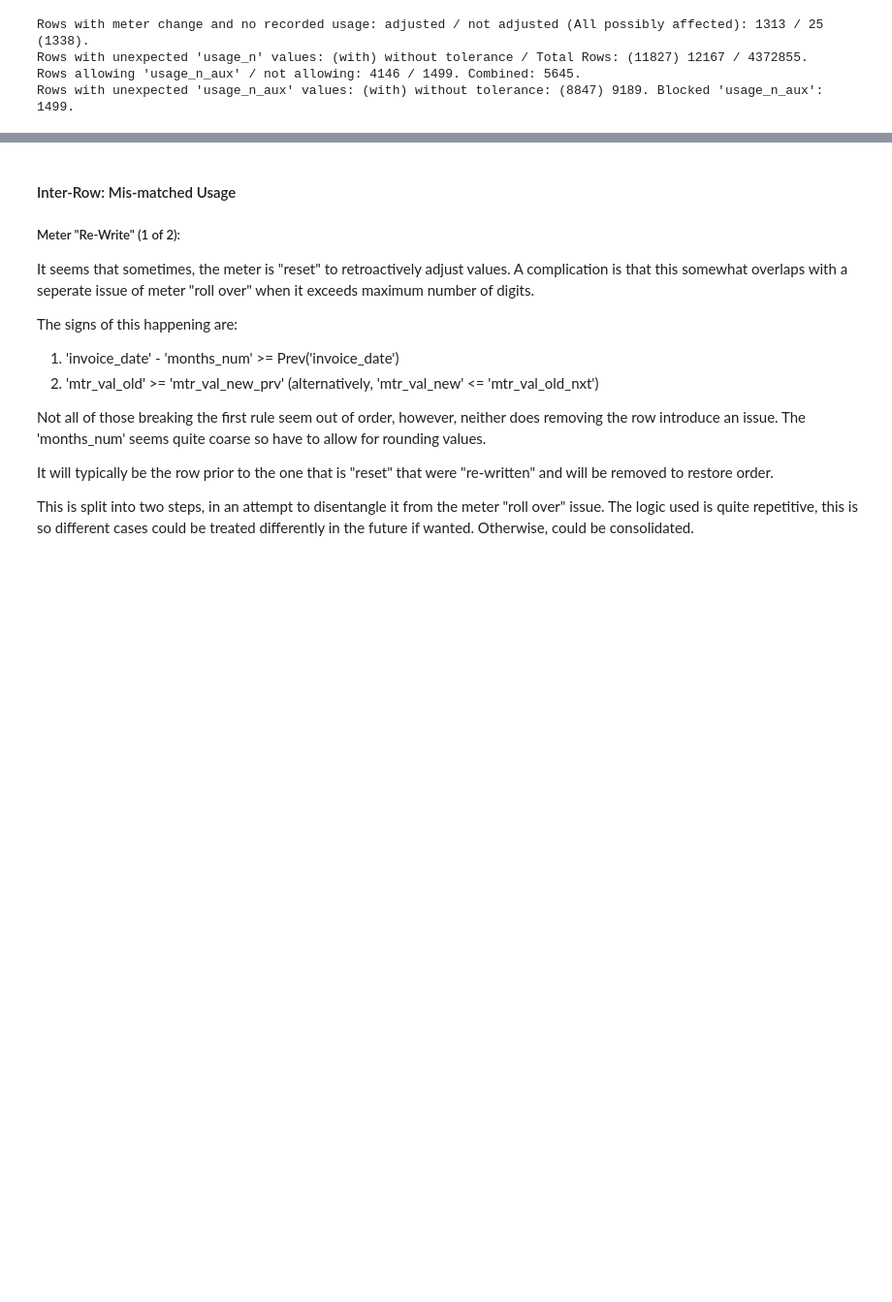
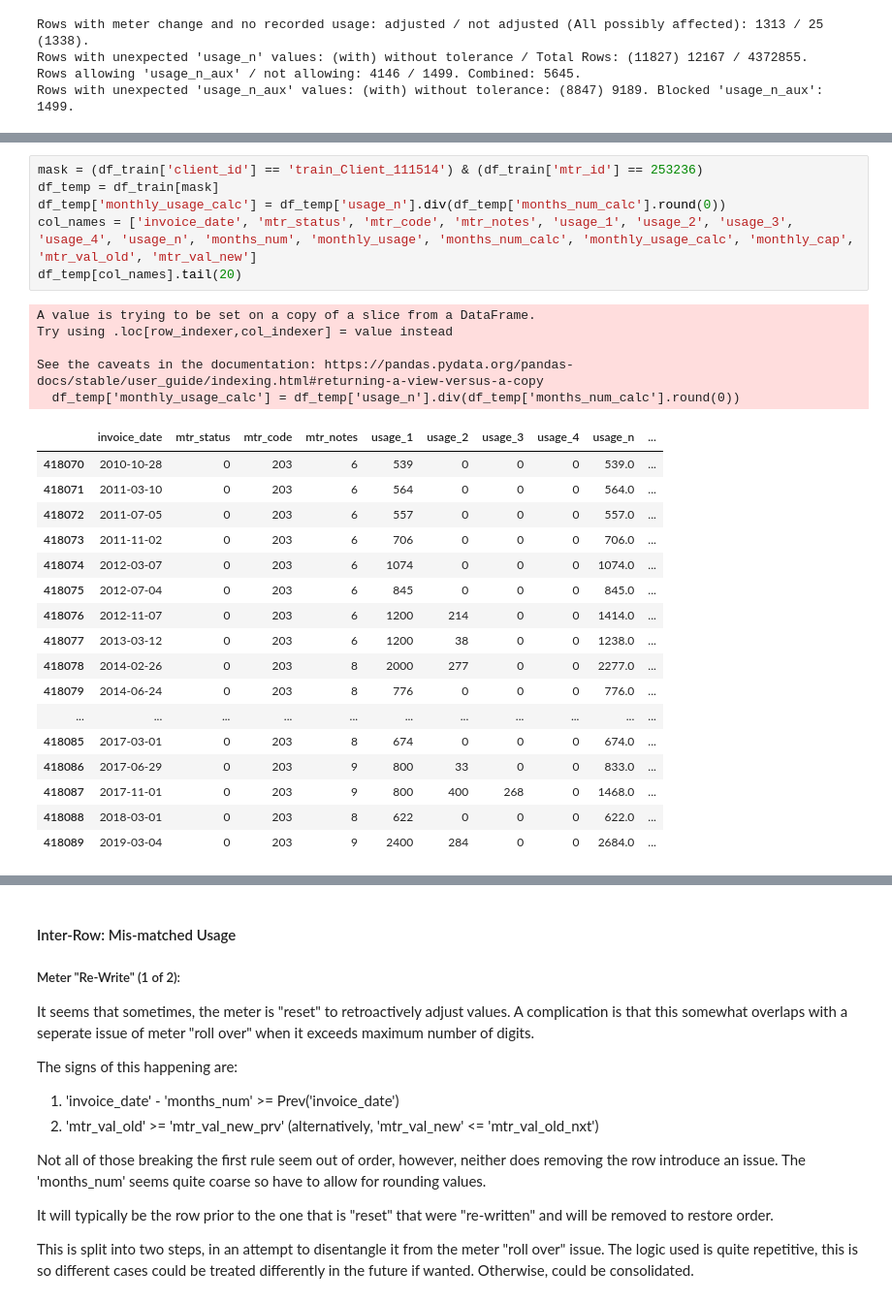
Before and after one commit to insatiablycivil/Fraud_Detection_Energy_Consumption, a Jupyter notebook: Data_Preparation.ipynb, the cells around one changed output, grey strips where cells are left out. Shown at 97% size. Drawn from its saved outputs; the diff is of its cells as text; blank space fills up the shorter version.

```diff
--- a/Data_Preparation.ipynb
+++ b/Data_Preparation.ipynb
@@ -811,0 +1128,29 @@ Rows with unexpected 'usage_n_aux' values: (with) without tolerance: (8847) 9189
+# %%
+mask = (df_train['client_id'] == 'train_Client_111514') & (df_train['mtr_id'] == 253236)
+df_temp = df_train[mask]
+df_temp['monthly_usage_calc'] = df_temp['usage_n'].div(df_temp['months_num_calc'].round(0))
+col_names = ['invoice_date', 'mtr_status', 'mtr_code', 'mtr_notes', 'usage_1', 'usage_2', 'usage_3', 'usage_4', 'usage_n', 'months_num', 'monthly_usage', 'months_num_calc', 'monthly_usage_calc', 'monthly_cap', 'mtr_val_old', 'mtr_val_new']
+df_temp[col_names].tail(20)
+# %% [output]
+A value is trying to be set on a copy of a slice from a DataFrame.
+Try using .loc[row_indexer,col_indexer] = value instead
+
+See the caveats in the documentation: https://pandas.pydata.org/pandas-docs/stable/user_guide/indexing.html#returning-a-view-versus-a-copy
+  df_temp['monthly_usage_calc'] = df_temp['usage_n'].div(df_temp['months_num_calc'].round(0))
+|  | invoice_date | mtr_status | mtr_code | mtr_notes | usage_1 | usage_2 | usage_3 | usage_4 | usage_n | ... |
+| 418070 | 2010-10-28 | 0 | 203 | 6 | 539 | 0 | 0 | 0 | 539.0 | ... |
+| 418071 | 2011-03-10 | 0 | 203 | 6 | 564 | 0 | 0 | 0 | 564.0 | ... |
+| 418072 | 2011-07-05 | 0 | 203 | 6 | 557 | 0 | 0 | 0 | 557.0 | ... |
+| 418073 | 2011-11-02 | 0 | 203 | 6 | 706 | 0 | 0 | 0 | 706.0 | ... |
+| 418074 | 2012-03-07 | 0 | 203 | 6 | 1074 | 0 | 0 | 0 | 1074.0 | ... |
+| 418075 | 2012-07-04 | 0 | 203 | 6 | 845 | 0 | 0 | 0 | 845.0 | ... |
+| 418076 | 2012-11-07 | 0 | 203 | 6 | 1200 | 214 | 0 | 0 | 1414.0 | ... |
+| 418077 | 2013-03-12 | 0 | 203 | 6 | 1200 | 38 | 0 | 0 | 1238.0 | ... |
+| 418078 | 2014-02-26 | 0 | 203 | 8 | 2000 | 277 | 0 | 0 | 2277.0 | ... |
+| 418079 | 2014-06-24 | 0 | 203 | 8 | 776 | 0 | 0 | 0 | 776.0 | ... |
+| ... | ... | ... | ... | ... | ... | ... | ... | ... | ... | ... |
+| 418085 | 2017-03-01 | 0 | 203 | 8 | 674 | 0 | 0 | 0 | 674.0 | ... |
+| 418086 | 2017-06-29 | 0 | 203 | 9 | 800 | 33 | 0 | 0 | 833.0 | ... |
+| 418087 | 2017-11-01 | 0 | 203 | 9 | 800 | 400 | 268 | 0 | 1468.0 | ... |
+| 418088 | 2018-03-01 | 0 | 203 | 8 | 622 | 0 | 0 | 0 | 622.0 | ... |
+| 418089 | 2019-03-04 | 0 | 203 | 9 | 2400 | 284 | 0 | 0 | 2684.0 | ... |
```
Also changed, not shown: parts of 59 cells of this notebook, 2 other files.
